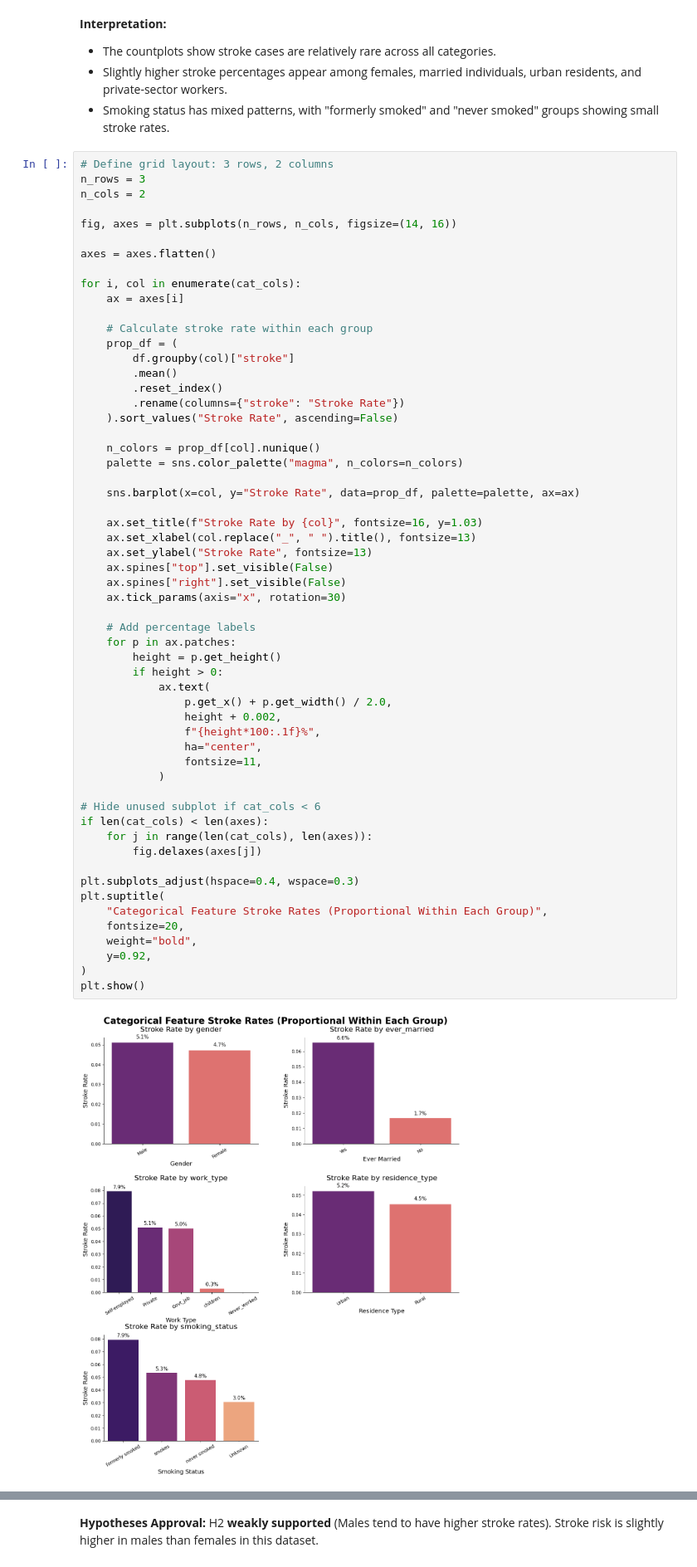
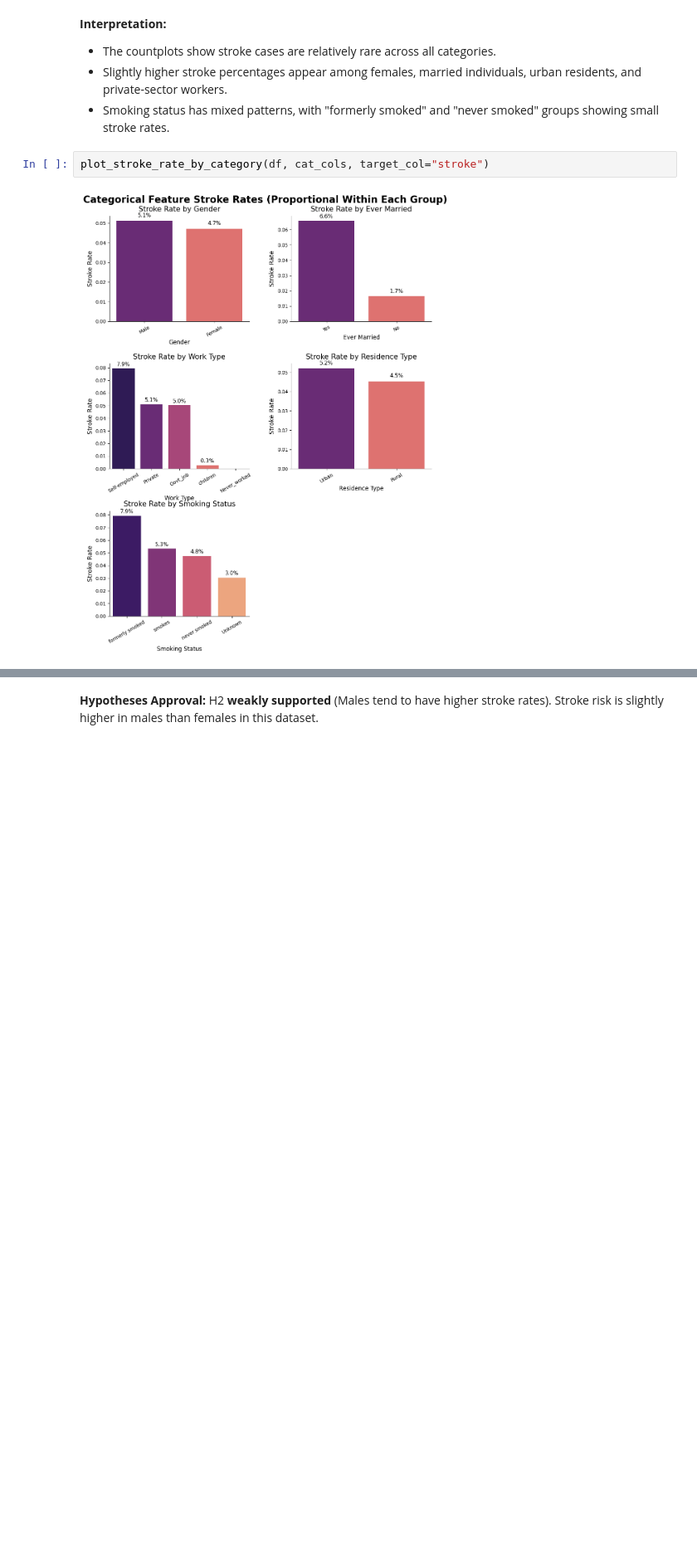
Before and after one commit to Duccard/stroke_risk_prediction, a Jupyter notebook: StrokeRiskPredictionModel.ipynb, the cells around one changed output, grey strips where cells are left out. Shown at 83% size. Saved outputs shown, nothing was run; the diff lists cells and outputs as text; blank space fills up the shorter version.

```diff
--- a/StrokeRiskPredictionModel.ipynb
+++ b/StrokeRiskPredictionModel.ipynb
@@ -641,64 +471,9 @@ plt.show()
 - Slightly higher stroke percentages appear among females, married individuals, urban residents, and private-sector workers.
 - Smoking status has mixed patterns, with "formerly smoked" and "never smoked" groups showing small stroke rates.
 # %%
-# Define grid layout: 3 rows, 2 columns
-n_rows = 3
-n_cols = 2
-
-fig, axes = plt.subplots(n_rows, n_cols, figsize=(14, 16))
-
-axes = axes.flatten()
-
-for i, col in enumerate(cat_cols):
-    ax = axes[i]
-
-    # Calculate stroke rate within each group
-    prop_df = (
-        df.groupby(col)["stroke"]
-        .mean()
-        .reset_index()
-        .rename(columns={"stroke": "Stroke Rate"})
-    ).sort_values("Stroke Rate", ascending=False)
-
-    n_colors = prop_df[col].nunique()
-    palette = sns.color_palette("magma", n_colors=n_colors)
-
-    sns.barplot(x=col, y="Stroke Rate", data=prop_df, palette=palette, ax=ax)
-
-    ax.set_title(f"Stroke Rate by {col}", fontsize=16, y=1.03)
-    ax.set_xlabel(col.replace("_", " ").title(), fontsize=13)
-    ax.set_ylabel("Stroke Rate", fontsize=13)
-    ax.spines["top"].set_visible(False)
-    ax.spines["right"].set_visible(False)
-    ax.tick_params(axis="x", rotation=30)
-
-    # Add percentage labels
-    for p in ax.patches:
-        height = p.get_height()
-        if height > 0:
-            ax.text(
-                p.get_x() + p.get_width() / 2.0,
-                height + 0.002,
-                f"{height*100:.1f}%",
-                ha="center",
-                fontsize=11,
-            )
-
-# Hide unused subplot if cat_cols < 6
-if len(cat_cols) < len(axes):
-    for j in range(len(cat_cols), len(axes)):
-        fig.delaxes(axes[j])
-
-plt.subplots_adjust(hspace=0.4, wspace=0.3)
-plt.suptitle(
-    "Categorical Feature Stroke Rates (Proportional Within Each Group)",
-    fontsize=20,
-    weight="bold",
-    y=0.92,
-)
-plt.show()
+plot_stroke_rate_by_category(df, cat_cols, target_col="stroke")
 # %% [output]
-[figure, old version]
+[figure, new version]
 # %% [markdown]
 **Interpretation:**
 - Proportional data reveals that men tend to have strokes slightly more often than females.
```
Also changed, not shown: parts of 130 cells of this notebook, 1 other file.
